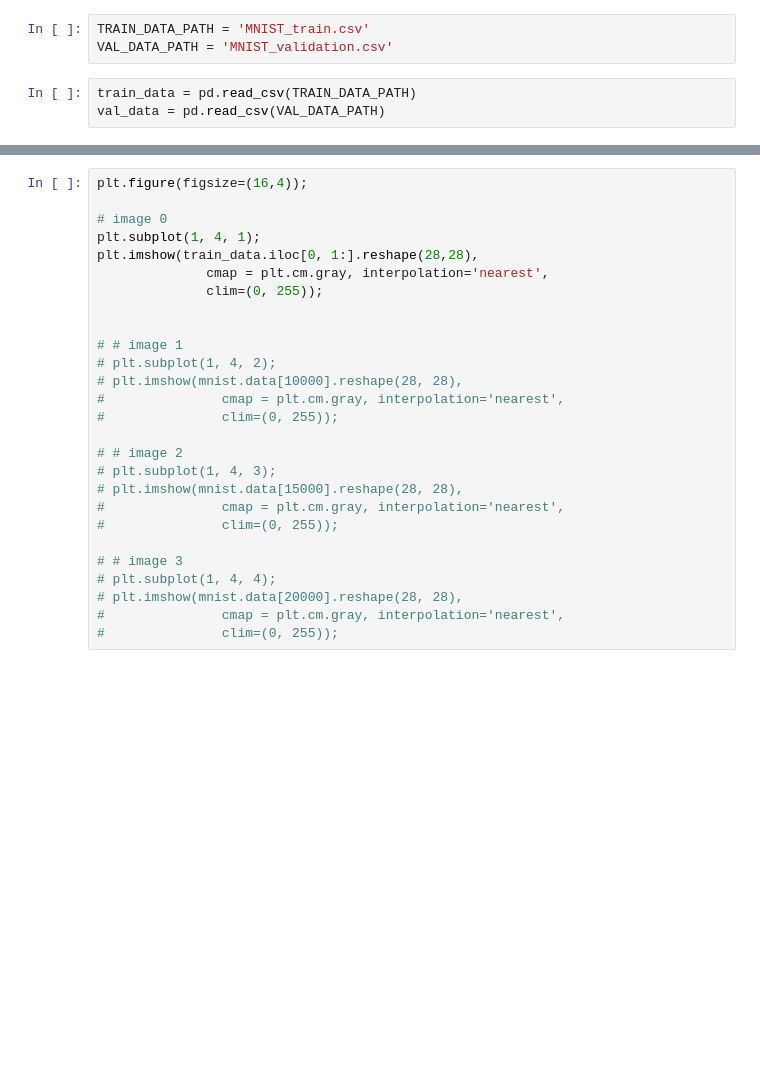
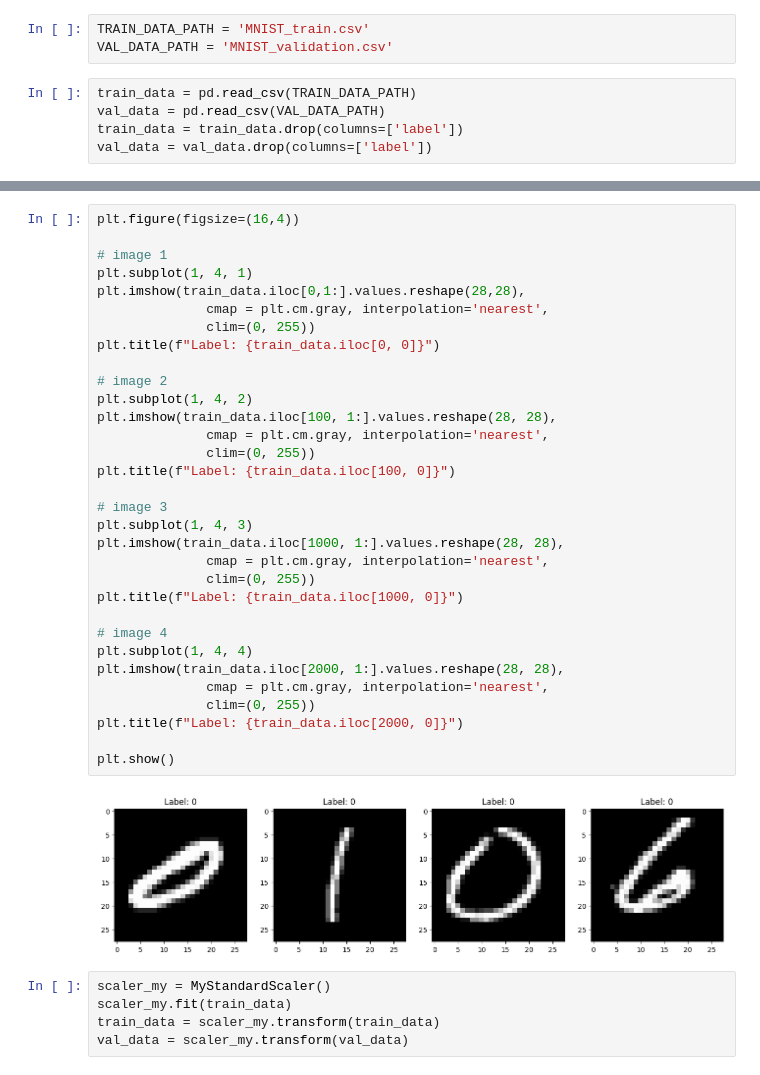
Before and after one commit to IIT-Madras-DSAI-Department/end-semester-project-MohdAseel, a Jupyter notebook: main.ipynb, the cells around one changed output, grey strips where cells are left out. Saved outputs shown, nothing was run; the diff lists cells and outputs as text; blank space fills up the shorter version.

```diff
--- a/main.ipynb
+++ b/main.ipynb
@@ -8,3 +9,5 @@ VAL_DATA_PATH = 'MNIST_validation.csv'
 # %%
 train_data = pd.read_csv(TRAIN_DATA_PATH)
 val_data = pd.read_csv(VAL_DATA_PATH)
+train_data = train_data.drop(columns=['label'])
+val_data = val_data.drop(columns=['label'])
@@ -11,27 +24,39 @@ val_data = pd.read_csv(VAL_DATA_PATH)
 # %%
-plt.figure(figsize=(16,4));
+plt.figure(figsize=(16,4))
 
-# image 0
-plt.subplot(1, 4, 1);
-plt.imshow(train_data.iloc[0, 1:].reshape(28,28),
+# image 1
+plt.subplot(1, 4, 1)
+plt.imshow(train_data.iloc[0,1:].values.reshape(28,28),
               cmap = plt.cm.gray, interpolation='nearest',
-              clim=(0, 255));
+              clim=(0, 255))
+plt.title(f"Label: {train_data.iloc[0, 0]}")
 
+# image 2
+plt.subplot(1, 4, 2)
+plt.imshow(train_data.iloc[100, 1:].values.reshape(28, 28),
+              cmap = plt.cm.gray, interpolation='nearest',
+              clim=(0, 255))
+plt.title(f"Label: {train_data.iloc[100, 0]}")
 
-# # image 1
-# plt.subplot(1, 4, 2);
-# plt.imshow(mnist.data[10000].reshape(28, 28),
-#               cmap = plt.cm.gray, interpolation='nearest',
-#               clim=(0, 255));
+# image 3
+plt.subplot(1, 4, 3)
+plt.imshow(train_data.iloc[1000, 1:].values.reshape(28, 28),
+              cmap = plt.cm.gray, interpolation='nearest',
+              clim=(0, 255))
+plt.title(f"Label: {train_data.iloc[1000, 0]}")
 
-# # image 2
-# plt.subplot(1, 4, 3);
-# plt.imshow(mnist.data[15000].reshape(28, 28),
-#               cmap = plt.cm.gray, interpolation='nearest',
-#               clim=(0, 255));
+# image 4
+plt.subplot(1, 4, 4)
+plt.imshow(train_data.iloc[2000, 1:].values.reshape(28, 28),
+              cmap = plt.cm.gray, interpolation='nearest',
+              clim=(0, 255))
+plt.title(f"Label: {train_data.iloc[2000, 0]}")
 
-# # image 3
-# plt.subplot(1, 4, 4);
-# plt.imshow(mnist.data[20000].reshape(28, 28),
-#               cmap = plt.cm.gray, interpolation='nearest',
-#               clim=(0, 255));
+plt.show()
+# %% [output]
+[figure, added]
+# %%
+scaler_my = MyStandardScaler()
+scaler_my.fit(train_data)
+train_data = scaler_my.transform(train_data)
+val_data = scaler_my.transform(val_data)
```
Also changed, not shown: parts of 3 cells of this notebook, 2 other files.
